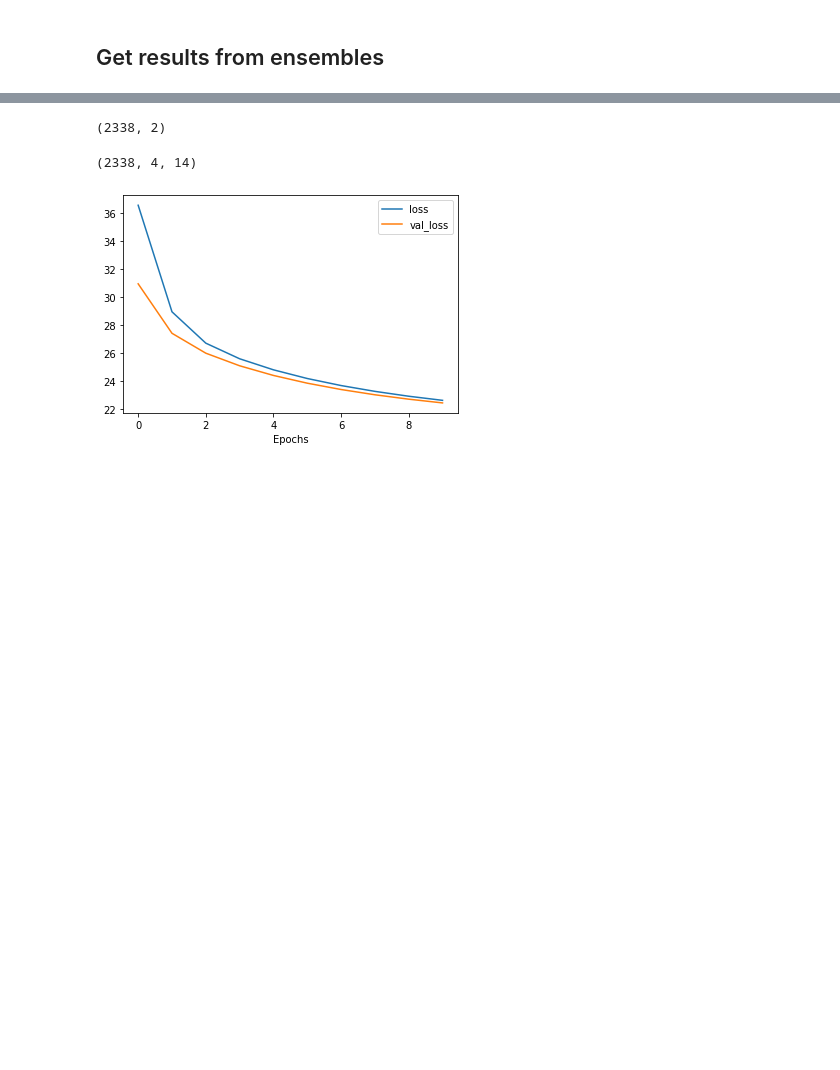
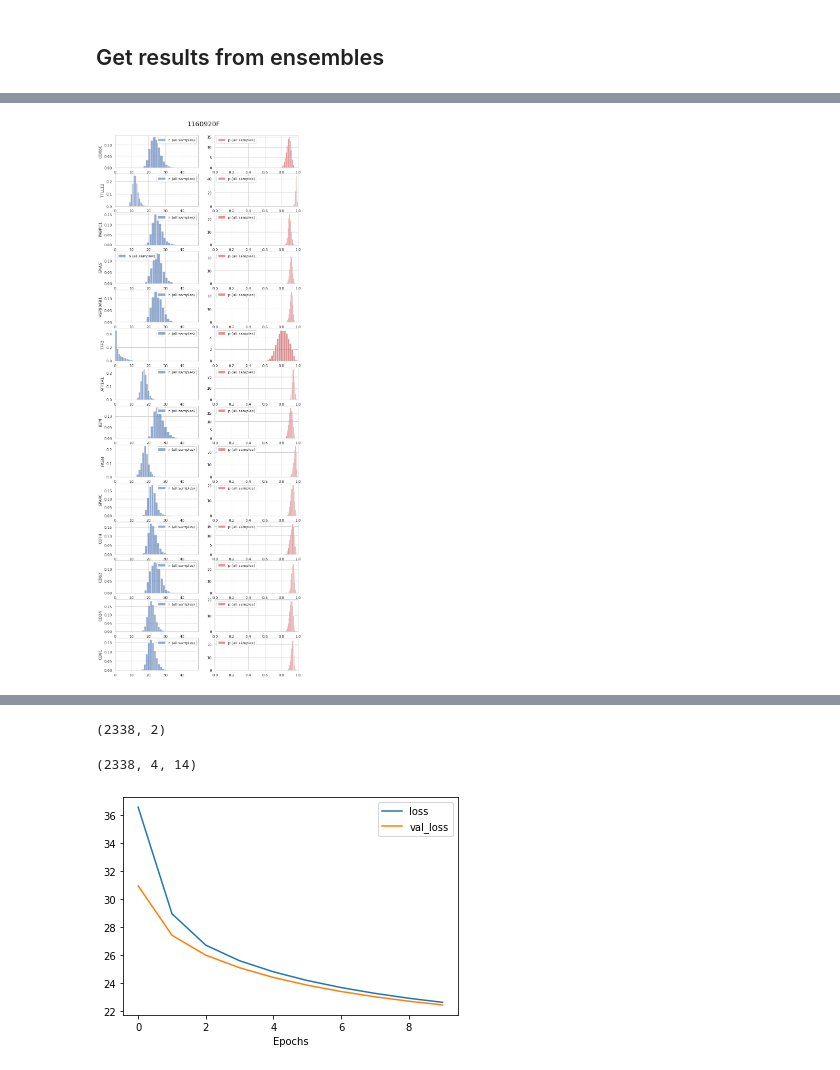
Before and after one commit to BiomedicalMachineLearning/STimage, a Jupyter notebook: development/STimage_Bayes_regression_prediction.ipynb, the cells around one changed output, grey strips where cells are left out. Saved outputs shown, nothing was run; the diff lists cells and outputs as text; code cells hidden in the pictures; blank space fills up the shorter version.

```diff
--- a/development/STimage_Bayes_regression_prediction.ipynb
+++ b/development/STimage_Bayes_regression_prediction.ipynb
@@ -311,0 +233,20 @@ np_total_var
+# %%
+fig, ax = plt.subplots(nrows=len(gene_list), ncols=2, figsize=(10,30))
+for gid, gn in enumerate(gene_list):
+
+    p_all = ensemble_results2[:, 1, gid, :].reshape(-1)
+    n_all = ensemble_results2[:, 0, gid, :].reshape(-1)
+
+    ax[gid][0].hist(n_all, bins=20, label='n (all samples)', color='b', alpha=0.6, density=True)
+    ax[gid][1].hist(p_all, bins=20, label='p (all samples)', color='r', alpha=0.6, density=True)
+    # plt.hist(n_all, bins=100, label='n (all samples)', color='b', alpha=0.6)
+    # plt.hist(p_all, bins=100, label='p (all samples)', color='r', alpha=0.6)
+    ax[gid][0].set_xlim([0,ensemble_results2[:, 0, :, :].max()])
+    ax[gid][1].set_xlim([0,1])
+    ax[gid][0].legend()
+    ax[gid][1].legend()
+    ax[gid][0].set_ylabel(gn)
+fig.suptitle('1160920F', fontsize=20, y=.9)
+fig.show()
+# %% [output]
+[figure, added]
```
Also changed, not shown: parts of 96 cells of this notebook, 1 other file.
